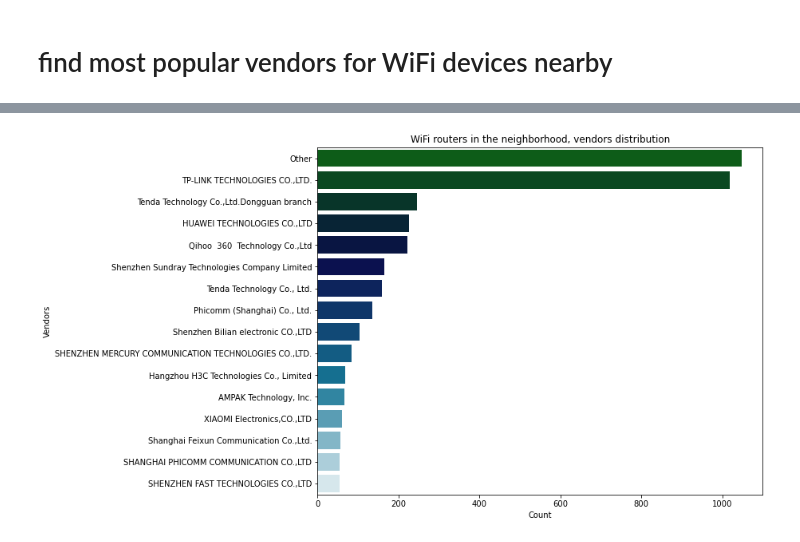
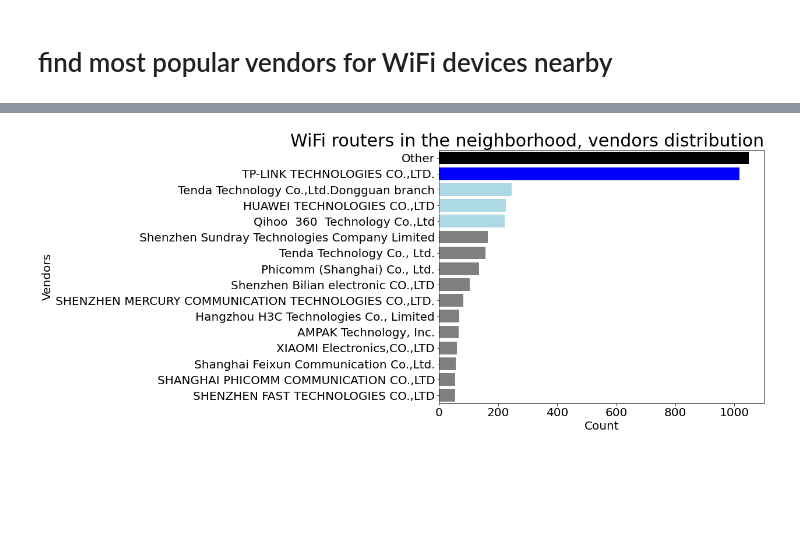
Before and after one commit to placebeyondtheclouds/wifi_map, a Jupyter notebook: wd.ipynb, the cells around one changed output, grey strips where cells are left out. Drawn from its saved outputs; the diff is of its cells as text; code cells hidden in the pictures; blank space fills up the shorter version.

Commit message:
edit plots

```diff
--- a/wd.ipynb
+++ b/wd.ipynb
@@ -338,10 +333,21 @@ plt.show()
-# %%
-fig = plt.figure(figsize = (10,8))
-ax = sns.barplot(y=wd_sorted_list['Vendor_sorted'], x=wd_sorted_list['counts'], orient="h", palette = "ocean")
-plt.title("WiFi routers in the neighborhood, vendors distribution")
-plt.xlabel('Count')
-plt.ylabel('Vendors')
-plt.show()
-plt.close()
-# %% [output]
-[figure, removed]
+# %%
+fig = plt.figure(figsize = (10,8))
+selective_coloring = ['grey' if (x < max(wd_sorted_list['counts'])) else 'black' for x in wd_sorted_list['counts'] ]
+ax = sns.barplot(y=wd_sorted_list['Vendor_sorted'], x=wd_sorted_list['counts'], orient="h", palette = selective_coloring)
+ax.set_title("WiFi routers in the neighborhood, vendors distribution",loc='right', fontsize=30)
+ax.set_xlabel('Count')
+ax.set_ylabel('Vendors')
+
+patch_h = [patch.get_height() for patch in ax.patches]   # patch_h contains the heights of all the patches now
+idx_tallest = np.argmax(patch_h)   # np.argmax return the index of largest value of the list
+ax.patches[idx_tallest+1].set_facecolor('blue')
+ax.patches[idx_tallest+2].set_facecolor('lightblue')
+ax.patches[idx_tallest+3].set_facecolor('lightblue')
+ax.patches[idx_tallest+4].set_facecolor('lightblue')
+for item in ([ax.xaxis.label, ax.yaxis.label] +
+    ax.get_xticklabels() + ax.get_yticklabels()):
+    item.set_fontsize(20)
+plt.show()
+plt.close()
+# %% [output]
+[figure, added]
```
Also changed, not shown: parts of 1 cell of this notebook.
